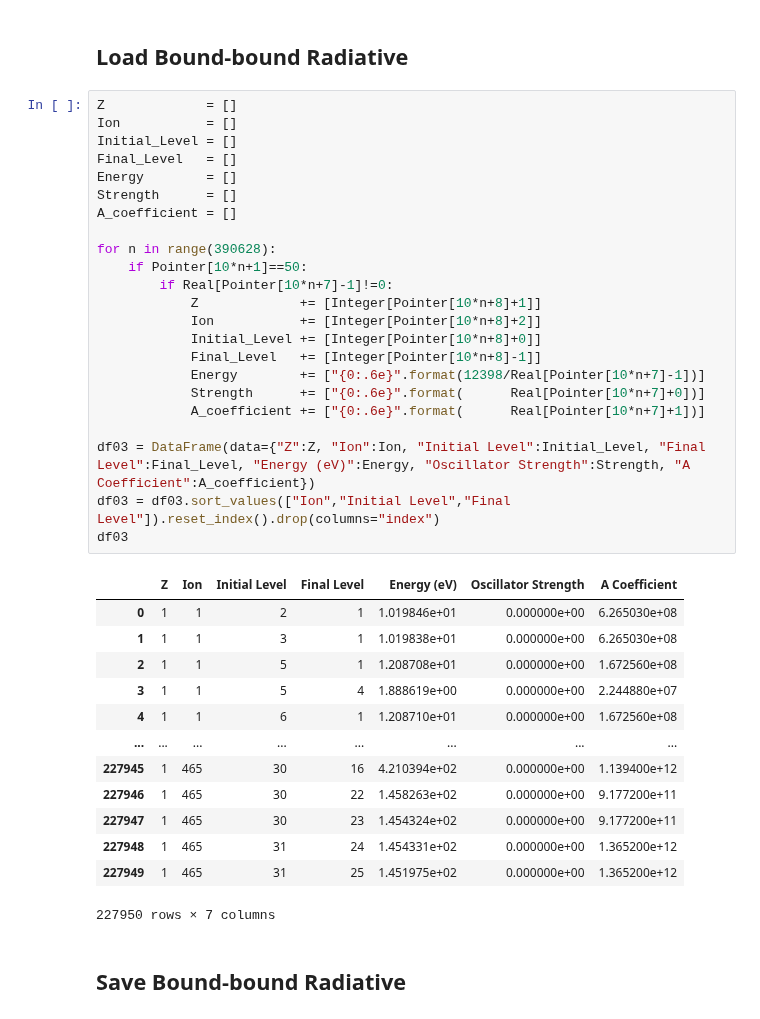
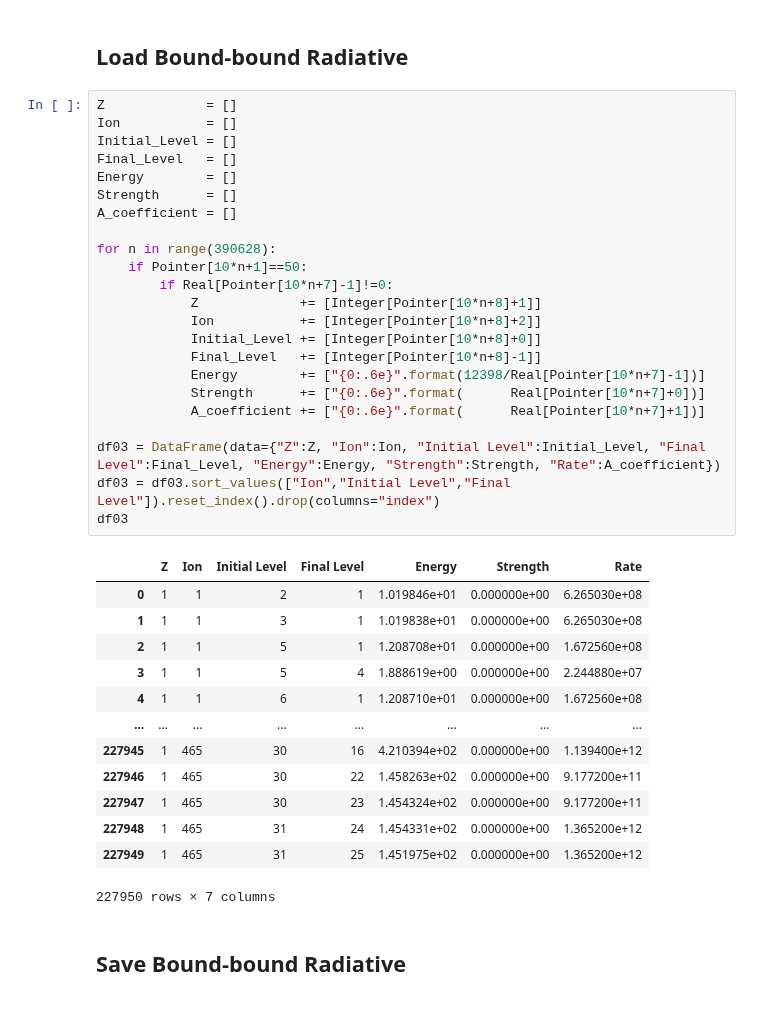
Before and after one commit to AtsushiTanimoto/AtomicDatabase, a Jupyter notebook: xstar.ipynb, the cells around one changed output. Drawn from its saved outputs; the diff is of its cells as text.

```diff
--- a/xstar.ipynb
+++ b/xstar.ipynb
@@ -139,28 +139,28 @@ df02
 # %%
 Z             = []
 Ion           = []
 Initial_Level = []
 Final_Level   = []
 Energy        = []
 Strength      = []
 A_coefficient = []
 
 for n in range(390628):
     if Pointer[10*n+1]==50:
         if Real[Pointer[10*n+7]-1]!=0:
             Z             += [Integer[Pointer[10*n+8]+1]]
             Ion           += [Integer[Pointer[10*n+8]+2]]
             Initial_Level += [Integer[Pointer[10*n+8]+0]]
             Final_Level   += [Integer[Pointer[10*n+8]-1]]
             Energy        += ["{0:.6e}".format(12398/Real[Pointer[10*n+7]-1])]
             Strength      += ["{0:.6e}".format(      Real[Pointer[10*n+7]+0])]
             A_coefficient += ["{0:.6e}".format(      Real[Pointer[10*n+7]+1])]
 
-df03 = DataFrame(data={"Z":Z, "Ion":Ion, "Initial Level":Initial_Level, "Final Level":Final_Level, "Energy (eV)":Energy, "Oscillator Strength":Strength, "A Coefficient":A_coefficient})
+df03 = DataFrame(data={"Z":Z, "Ion":Ion, "Initial Level":Initial_Level, "Final Level":Final_Level, "Energy":Energy, "Strength":Strength, "Rate":A_coefficient})
 df03 = df03.sort_values(["Ion","Initial Level","Final Level"]).reset_index().drop(columns="index")
 df03
 # %% [output]
-|  | Z | Ion | Initial Level | Final Level | Energy (eV) | Oscillator Strength | A Coefficient |
+|  | Z | Ion | Initial Level | Final Level | Energy | Strength | Rate |
 | 0 | 1 | 1 | 2 | 1 | 1.019846e+01 | 0.000000e+00 | 6.265030e+08 |
 | 1 | 1 | 1 | 3 | 1 | 1.019838e+01 | 0.000000e+00 | 6.265030e+08 |
 | 2 | 1 | 1 | 5 | 1 | 1.208708e+01 | 0.000000e+00 | 1.672560e+08 |
```
